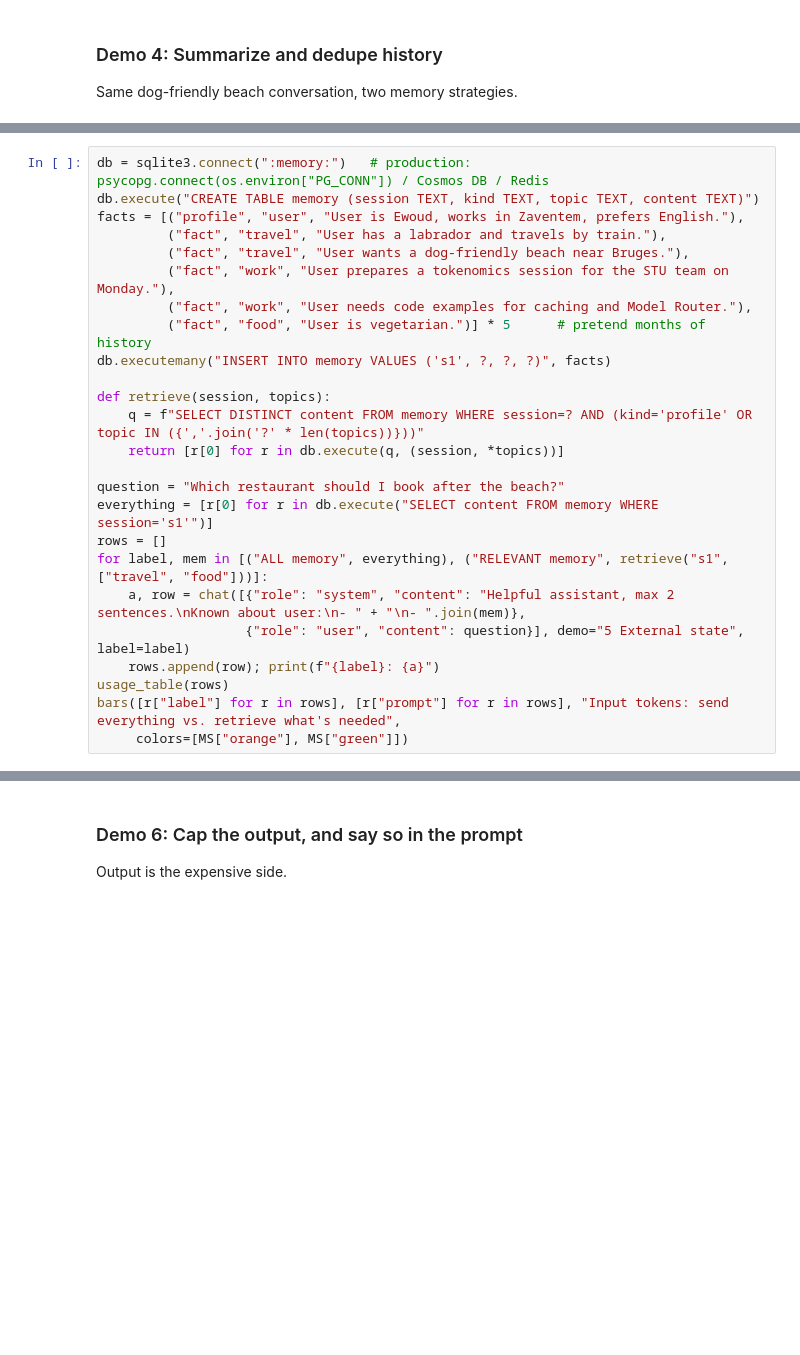
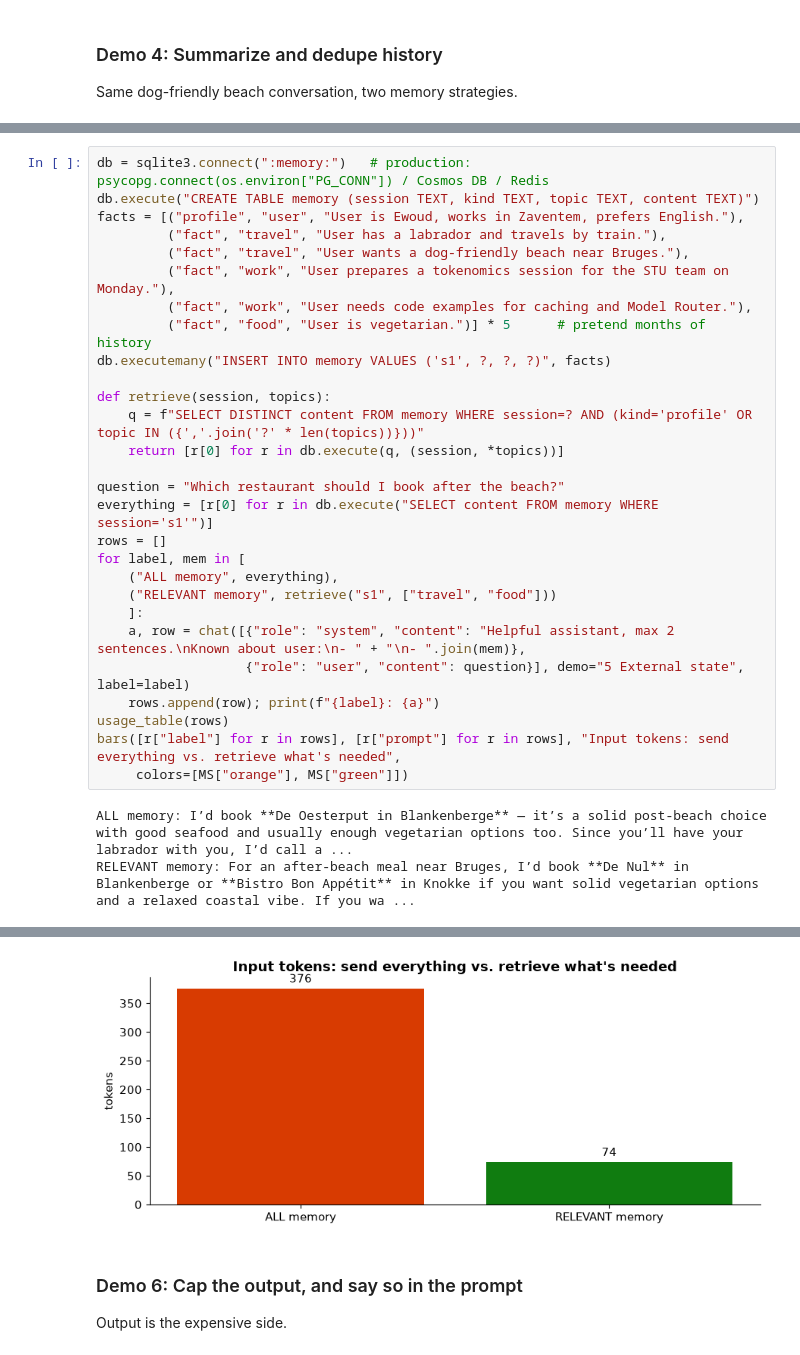
Before and after one commit to ewouds/tokenomics, a Jupyter notebook: Tokenomics-Demo.ipynb, the cells around one changed output, grey strips where cells are left out. Drawn from its saved outputs; the diff is of its cells as text; blank space fills up the shorter version.

```diff
--- a/Tokenomics-Demo.ipynb
+++ b/Tokenomics-Demo.ipynb
@@ -276,10 +349,16 @@ def retrieve(session, topics):
 question = "Which restaurant should I book after the beach?"
 everything = [r[0] for r in db.execute("SELECT content FROM memory WHERE session='s1'")]
 rows = []
-for label, mem in [("ALL memory", everything), ("RELEVANT memory", retrieve("s1", ["travel", "food"]))]:
+for label, mem in [
+    ("ALL memory", everything),
+    ("RELEVANT memory", retrieve("s1", ["travel", "food"]))
+    ]:
     a, row = chat([{"role": "system", "content": "Helpful assistant, max 2 sentences.\nKnown about user:\n- " + "\n- ".join(mem)},
                    {"role": "user", "content": question}], demo="5 External state", label=label)
     rows.append(row); print(f"{label}: {a}")
 usage_table(rows)
 bars([r["label"] for r in rows], [r["prompt"] for r in rows], "Input tokens: send everything vs. retrieve what's needed",
      colors=[MS["orange"], MS["green"]])
+# %% [output]
+ALL memory: I’d book **De Oesterput in Blankenberge** — it’s a solid post-beach choice with good seafood and usually enough vegetarian options too. Since you’ll have your labrador with you, I’d call a ...
+RELEVANT memory: For an after-beach meal near Bruges, I’d book **De Nul** in Blankenberge or **Bistro Bon Appétit** in Knokke if you want solid vegetarian options and a relaxed coastal vibe. If you wa ...
@@ -286,3 +368,4 @@ bars([r["label"] for r in rows], [r["prompt"] for r in rows], "Input tokens: sen
+[figure, added]
 # %% [markdown]
 ### Demo 6: Cap the output, and say so in the prompt
 Output is the expensive side.
```
Also changed, not shown: parts of 24 cells of this notebook, 1 other file.
